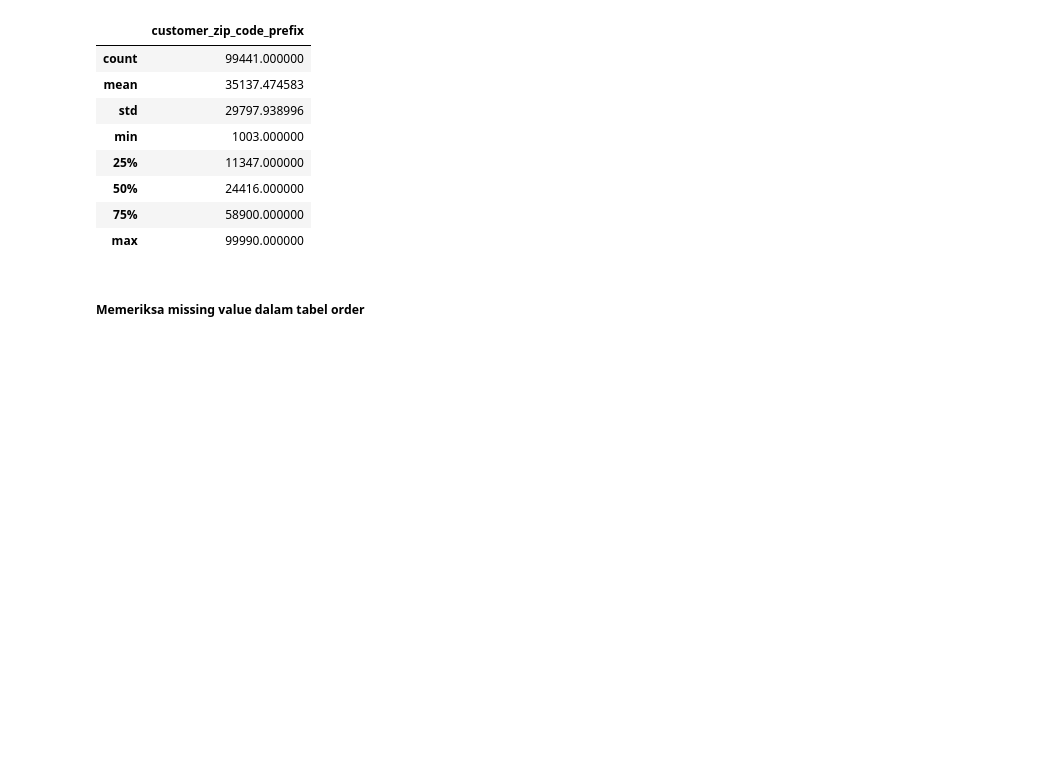
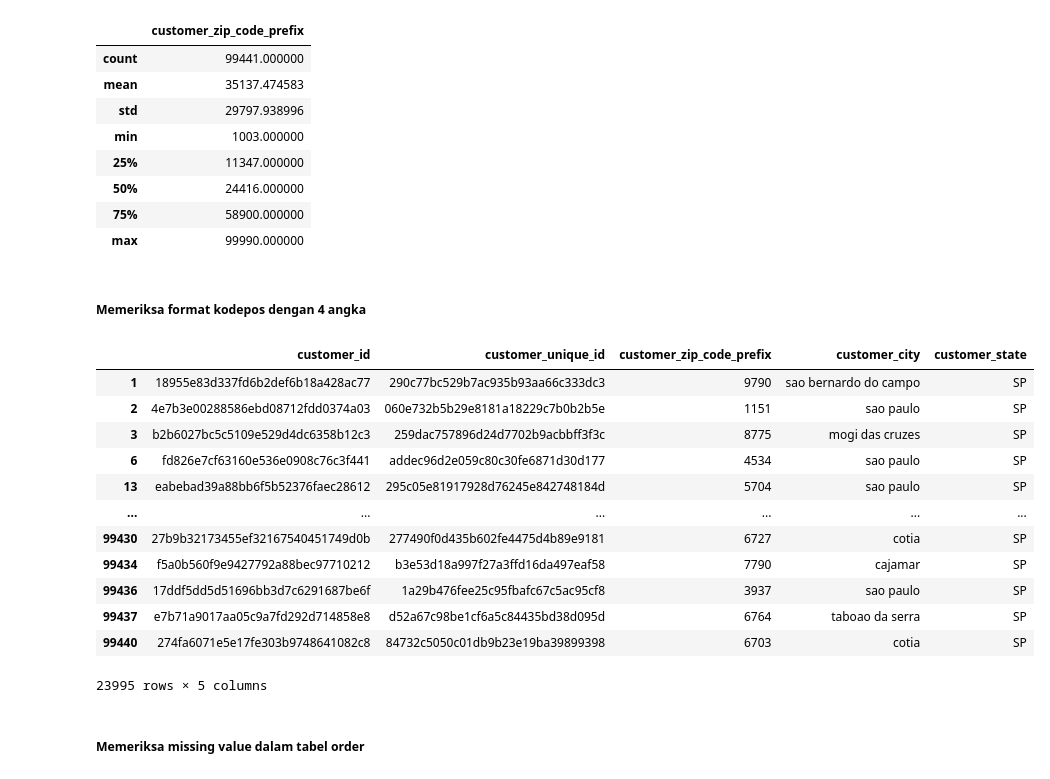
Before and after one commit to asgarindoo/CCMLP-Ecommerce-Analysis, a Jupyter notebook: notebook.ipynb, the cells around one changed output. Saved outputs shown, nothing was run; the diff lists cells and outputs as text; code cells hidden in the pictures; blank space fills up the shorter version.

```diff
--- a/notebook.ipynb
+++ b/notebook.ipynb
@@ -190,6 +190,24 @@ customer_df.describe()
 | 50% | 24416.000000 |
 | 75% | 58900.000000 |
 | max | 99990.000000 |
+# %% [markdown]
+##### Memeriksa format kodepos dengan 4 angka
+# %%
+customer_df[customer_df['customer_zip_code_prefix'] < 10000]
+# %% [output]
+|  | customer_id | customer_unique_id | customer_zip_code_prefix | customer_city | customer_state |
+| 1 | 18955e83d337fd6b2def6b18a428ac77 | 290c77bc529b7ac935b93aa66c333dc3 | 9790 | sao bernardo do campo | SP |
+| 2 | 4e7b3e00288586ebd08712fdd0374a03 | 060e732b5b29e8181a18229c7b0b2b5e | 1151 | sao paulo | SP |
+| 3 | b2b6027bc5c5109e529d4dc6358b12c3 | 259dac757896d24d7702b9acbbff3f3c | 8775 | mogi das cruzes | SP |
+| 6 | fd826e7cf63160e536e0908c76c3f441 | addec96d2e059c80c30fe6871d30d177 | 4534 | sao paulo | SP |
+| 13 | eabebad39a88bb6f5b52376faec28612 | 295c05e81917928d76245e842748184d | 5704 | sao paulo | SP |
+| ... | ... | ... | ... | ... | ... |
+| 99430 | 27b9b32173455ef32167540451749d0b | 277490f0d435b602fe4475d4b89e9181 | 6727 | cotia | SP |
+| 99434 | f5a0b560f9e9427792a88bec97710212 | b3e53d18a997f27a3ffd16da497eaf58 | 7790 | cajamar | SP |
+| 99436 | 17ddf5dd5d51696bb3d7c6291687be6f | 1a29b476fee25c95fbafc67c5ac95cf8 | 3937 | sao paulo | SP |
+| 99437 | e7b71a9017aa05c9a7fd292d714858e8 | d52a67c98be1cf6a5c84435bd38d095d | 6764 | taboao da serra | SP |
+| 99440 | 274fa6071e5e17fe303b9748641082c8 | 84732c5050c01db9b23e19ba39899398 | 6703 | cotia | SP |
+23995 rows × 5 columns
 # %% [markdown]
 ##### Memeriksa missing value dalam tabel order
 # %%
```
Also changed, not shown: parts of 7 cells of this notebook.
